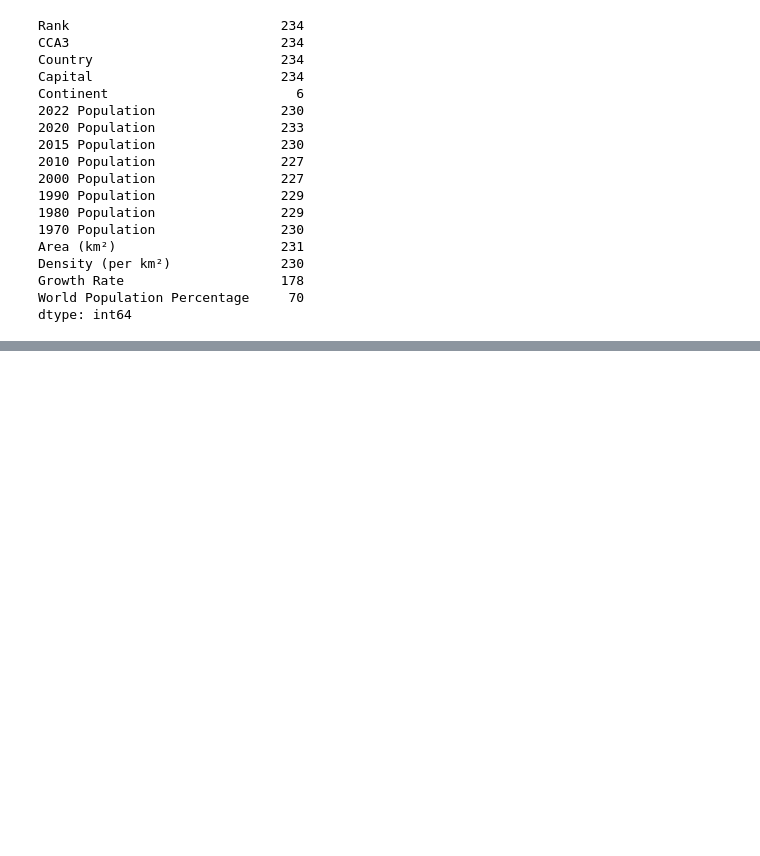
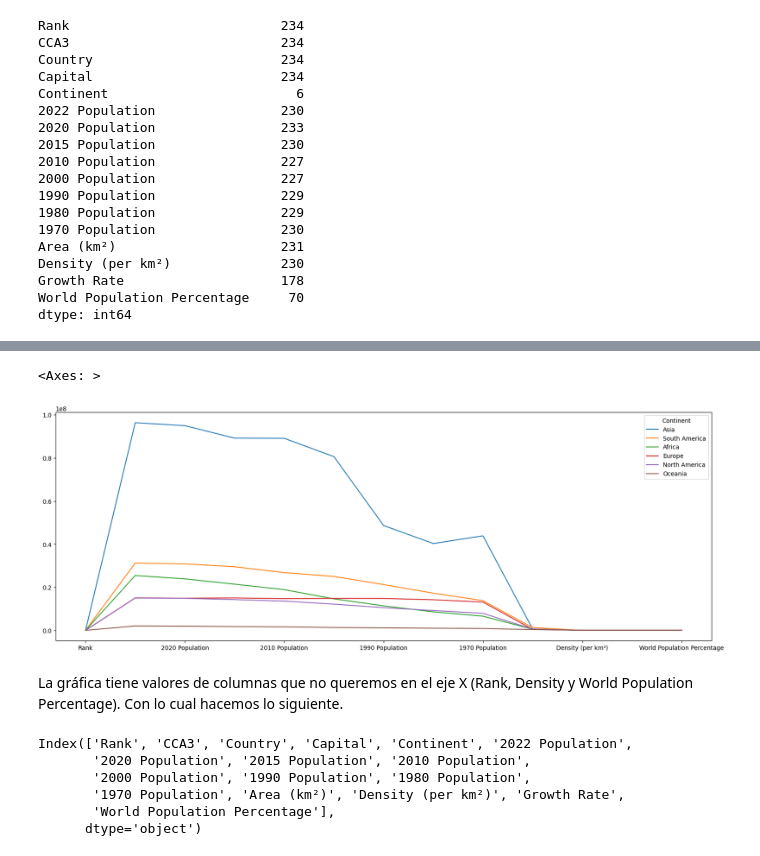
Before and after one commit to martinmalandra/pandas-by-alex-freberg, a Jupyter notebook: edaInPandas.ipynb, the cells around one changed output, grey strips where cells are left out. Cells and saved outputs as stored; diff of their text form; code cells hidden in the pictures; blank space fills up the shorter version.

```diff
--- a/edaInPandas.ipynb
+++ b/edaInPandas.ipynb
@@ -109,0 +256,16 @@ dtype: int64
+# %%
+df3.plot()
+# %% [output]
+<Axes: >
+[figure, added]
+# %% [markdown]
+La gráfica tiene valores de columnas que no queremos en el eje X (Rank, Density y World Population Percentage). Con lo cual hacemos lo siguiente.
+# %%
+df.columns # es para ganar tiempo copypasteando las columnas del DF
+# %% [output]
+Index(['Rank', 'CCA3', 'Country', 'Capital', 'Continent', '2022 Population',
+       '2020 Population', '2015 Population', '2010 Population',
+       '2000 Population', '1990 Population', '1980 Population',
+       '1970 Population', 'Area (km²)', 'Density (per km²)', 'Growth Rate',
+       'World Population Percentage'],
+      dtype='object')
```
Also changed, not shown: parts of 23 cells of this notebook.
